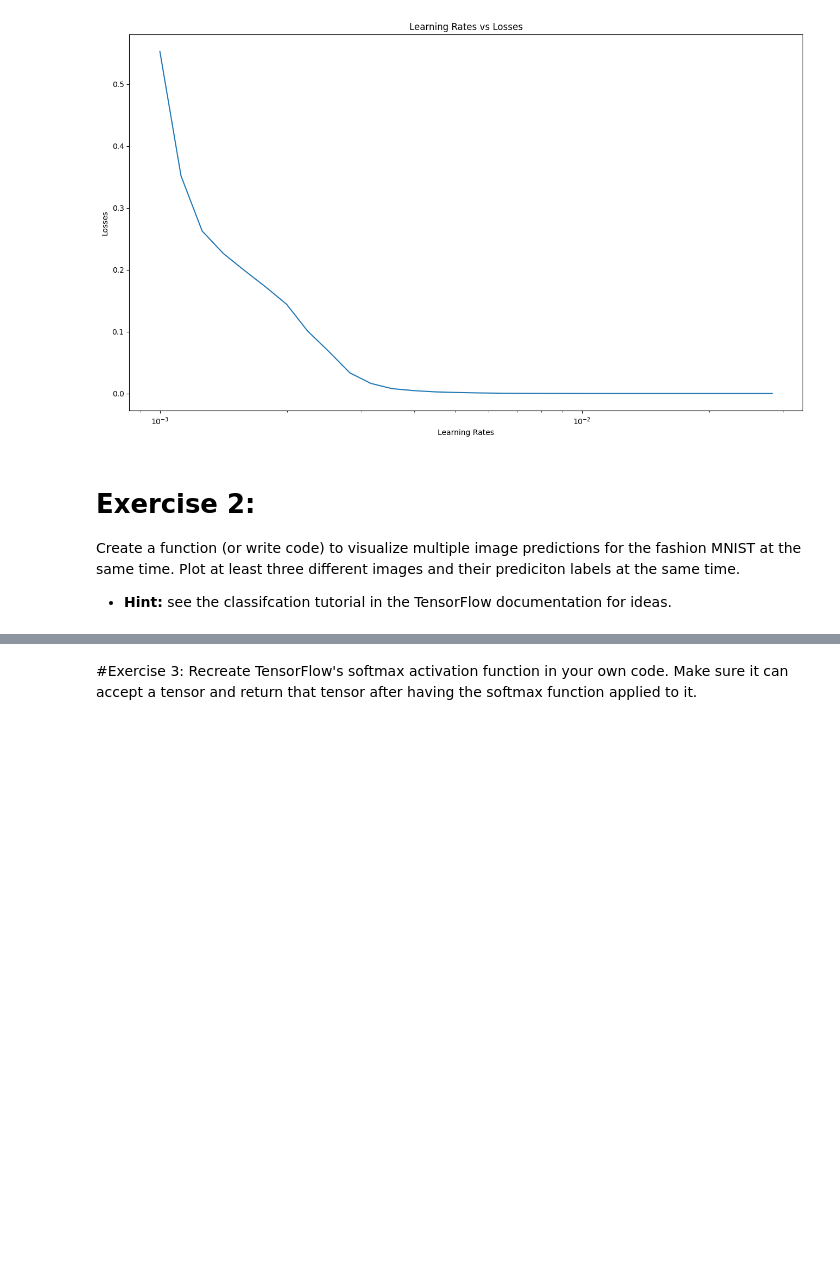
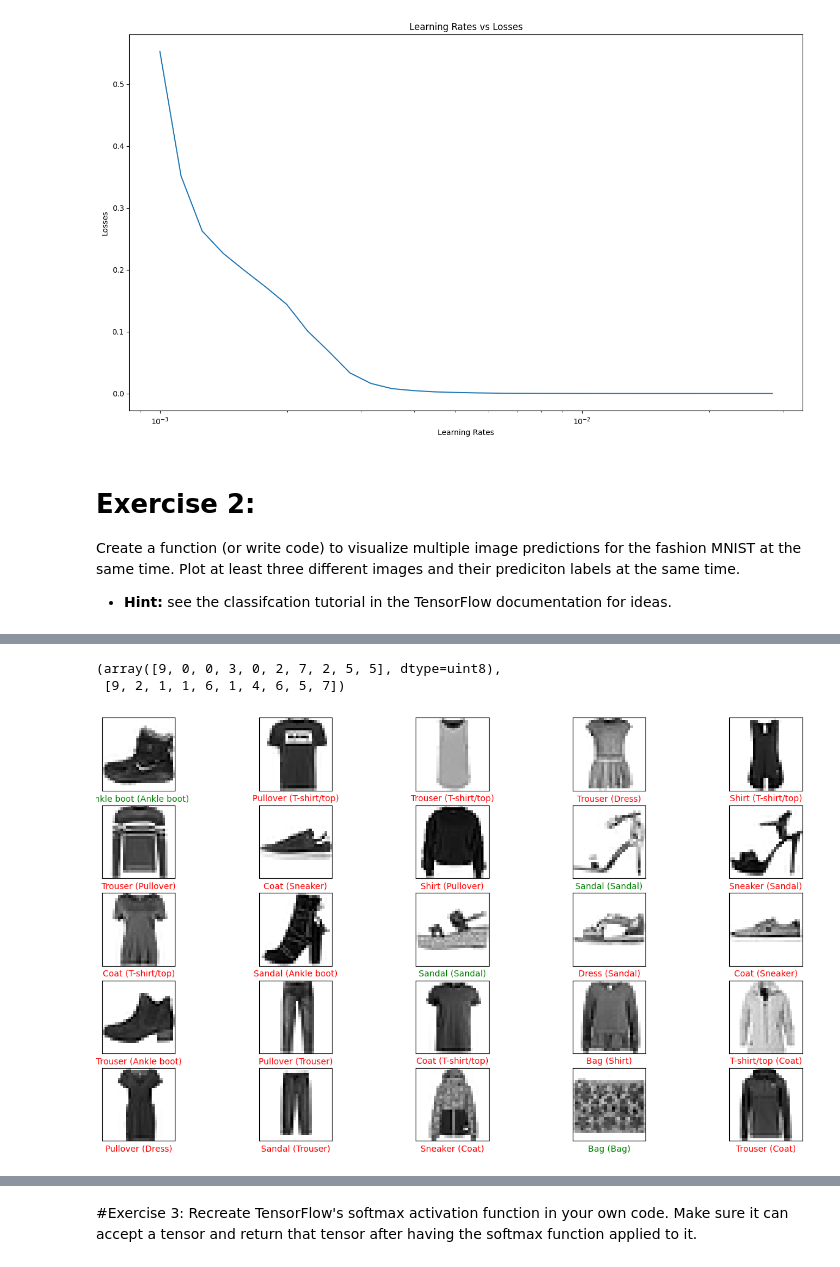
Before and after one commit to hasanzeynal/TensorFlow-Developer-Certificate, a Jupyter notebook: Exercises/02_neural_network_classification_in_tensorflow.ipynb, the cells around one changed output, grey strips where cells are left out. Cells and saved outputs as stored; diff of their text form; code cells hidden in the pictures; blank space fills up the shorter version.

```diff
--- a/Exercises/02_neural_network_classification_in_tensorflow.ipynb
+++ b/Exercises/02_neural_network_classification_in_tensorflow.ipynb
@@ -141,0 +198,2 @@ Create a function (or write code) to visualize multiple image predictions for th
+# %%
+y_proba = model_1.predict(test_data)
@@ -141,0 +202,9 @@ Create a function (or write code) to visualize multiple image predictions for th
+# %%
+#get the probabilities
+for i in range(30):
+    print(y_proba[i])
+# #get the predictions
+# predictions = []
+# for i in range(10000):
+#   predictions.append(np.argmax(y_proba[i]))
+# print(predictions[:10])
@@ -141,0 +229,25 @@ Create a function (or write code) to visualize multiple image predictions for th
+# %%
+train_labels[:10], predictions[:10]
+# %% [output]
+(array([9, 0, 0, 3, 0, 2, 7, 2, 5, 5], dtype=uint8),
+ [9, 2, 1, 1, 6, 1, 4, 6, 5, 7])
+# %%
+#show the predictions as a visualize
+plt.figure(figsize=(16,9))
+plt.title('Predictions')
+for i in range(25):
+  plt.subplot(5, 5, i + 1)
+  plt.xticks([])
+  plt.yticks([])
+
+  if predictions[i] == train_labels[i]:
+    color = 'g'
+  else:
+    color = 'r'
+  plt.imshow(train_data[i], cmap= plt.cm.binary)
+  plt.xlabel("{} ({})".format(class_names[predictions[i]],
+                                  class_names[train_labels[i]]),
+                                  color= color)
+plt.show()
+# %% [output]
+[figure, added]
```
Also changed, not shown: parts of 9 cells of this notebook.
